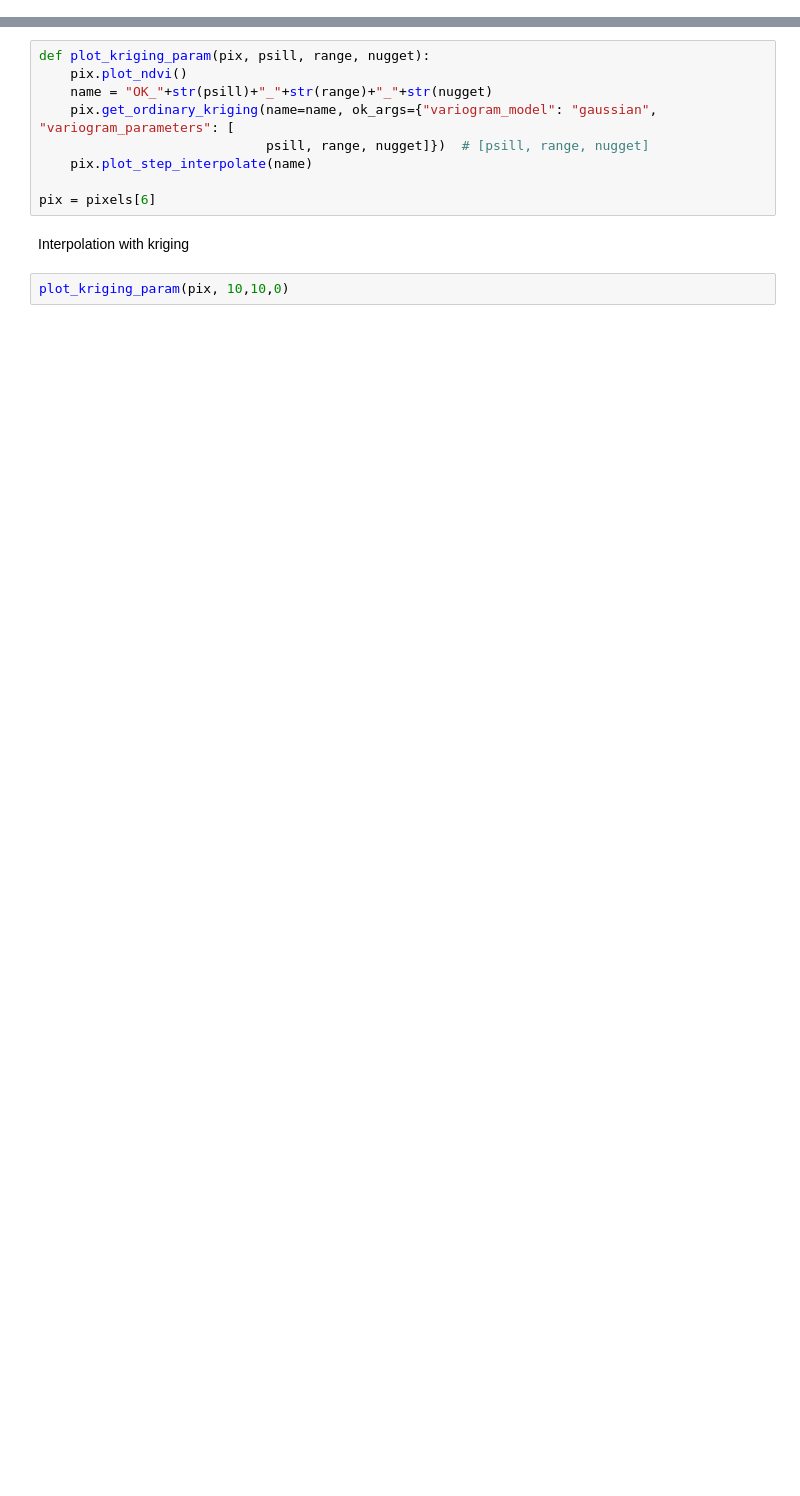
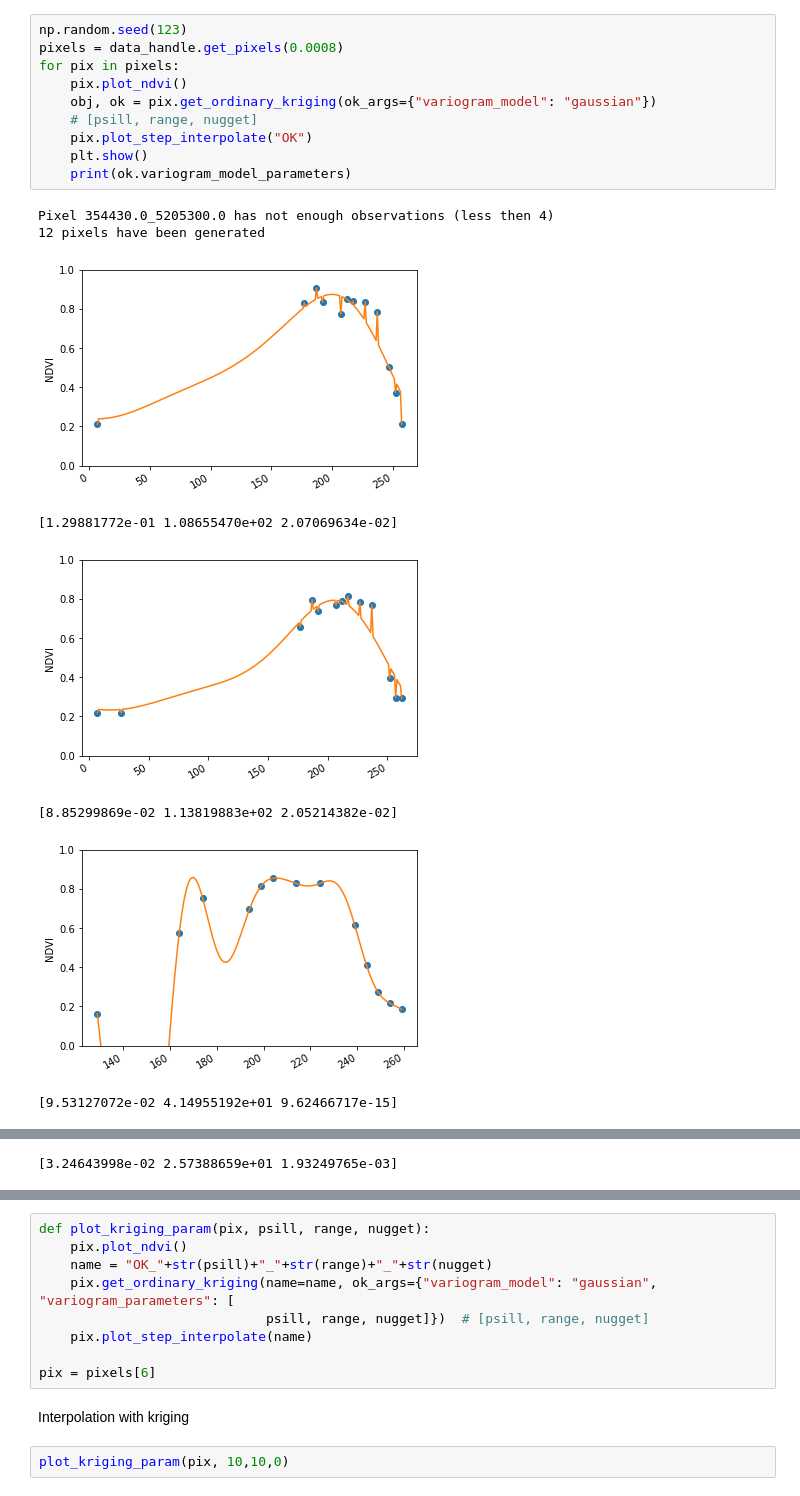
Before and after one commit to LGraz/MasterThesis-Code, a Jupyter notebook: methods/kriging.ipynb, the cells around one changed output, grey strips where cells are left out. Saved outputs shown, nothing was run; the diff lists cells and outputs as text; blank space fills up the shorter version.

```diff
--- a/methods/kriging.ipynb
+++ b/methods/kriging.ipynb
@@ -106,0 +70,19 @@ Pixel 354430.0_5205300.0 has not enough observations (less then 4)
+# %%
+np.random.seed(123)
+pixels = data_handle.get_pixels(0.0008)
+for pix in pixels:
+    pix.plot_ndvi()
+    obj, ok = pix.get_ordinary_kriging(ok_args={"variogram_model": "gaussian"})
+    # [psill, range, nugget]
+    pix.plot_step_interpolate("OK")
+    plt.show()
+    print(ok.variogram_model_parameters)
+# %% [output]
+Pixel 354430.0_5205300.0 has not enough observations (less then 4)
+12 pixels have been generated
+[figure, added]
+[1.29881772e-01 1.08655470e+02 2.07069634e-02]
+[figure, added]
+[8.85299869e-02 1.13819883e+02 2.05214382e-02]
+[figure, added]
+[9.53127072e-02 4.14955192e+01 9.62466717e-15]
@@ -106,0 +90 @@ Pixel 354430.0_5205300.0 has not enough observations (less then 4)
+[3.24643998e-02 2.57388659e+01 1.93249765e-03]
```
Also changed, not shown: parts of 11 cells of this notebook, 3 other files.
